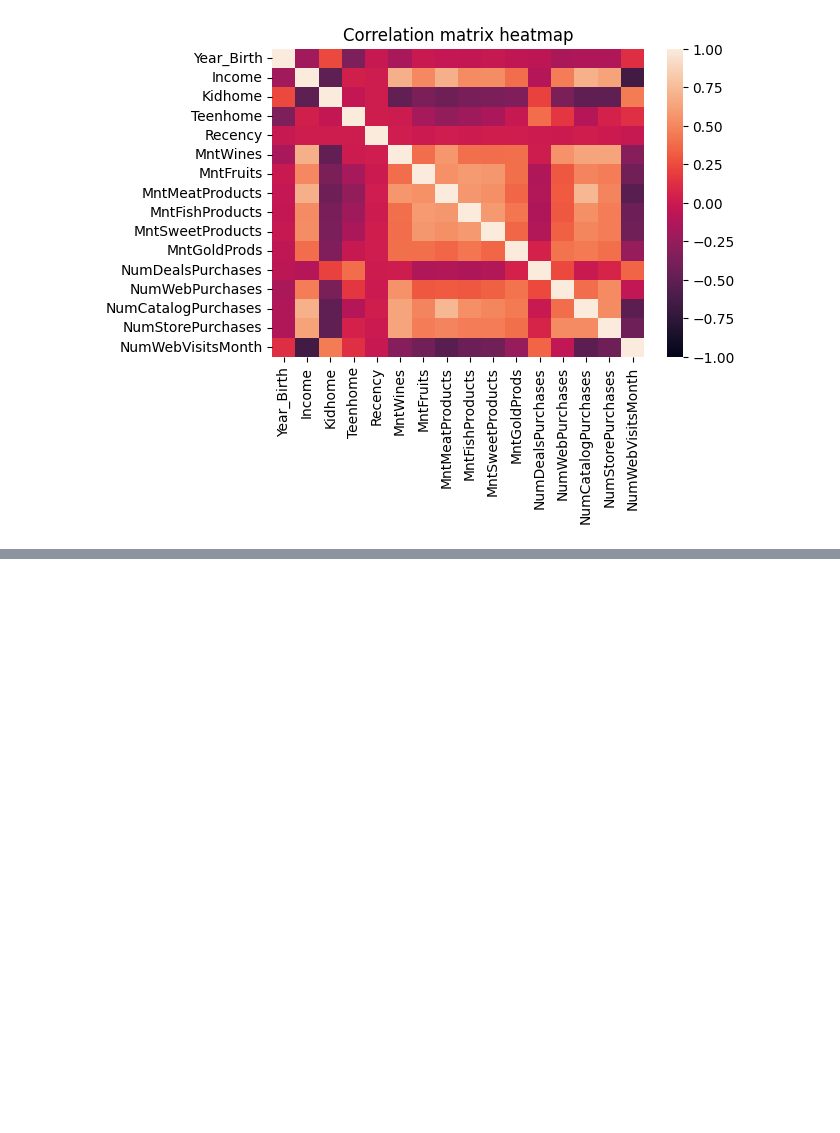
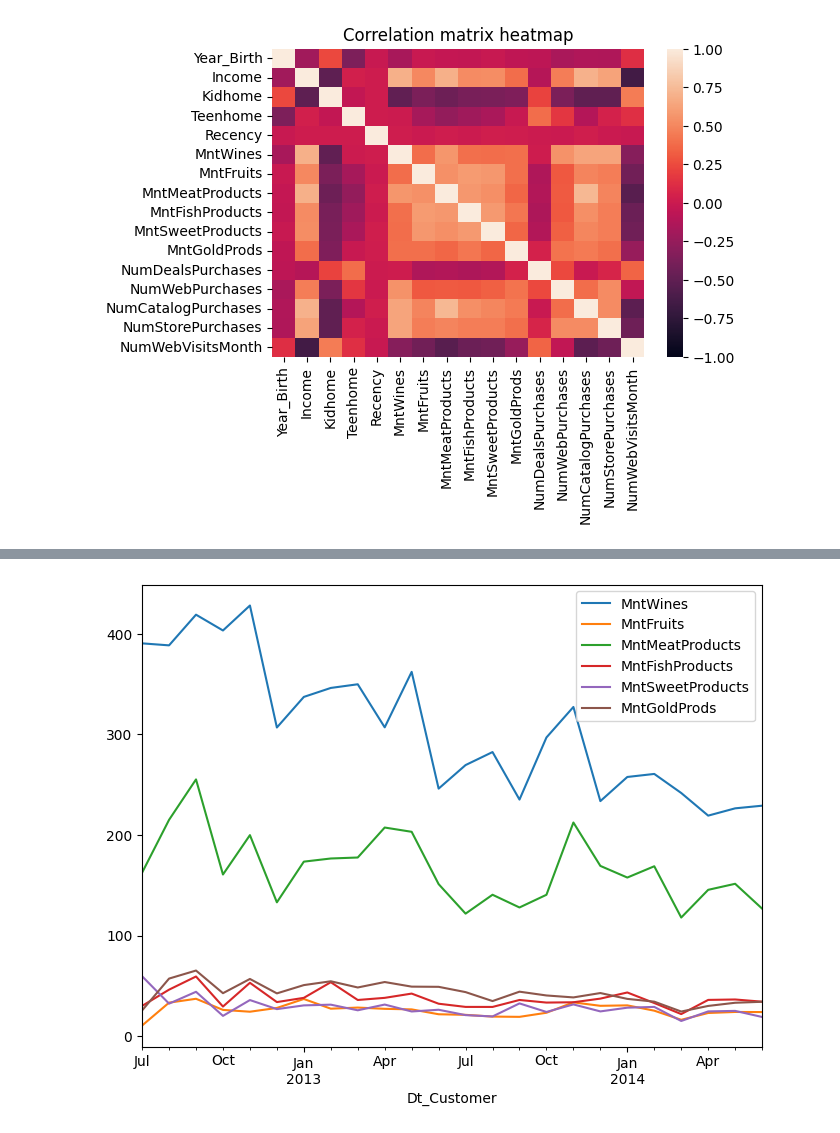
Before and after one commit to itsvaibhav30/Marketing_campaign_analysis, a Jupyter notebook: marketing_campaign_analysis.ipynb, the cells around one changed output, grey strips where cells are left out. Saved outputs shown, nothing was run; the diff lists cells and outputs as text; code cells hidden in the pictures; blank space fills up the shorter version.

```diff
--- a/marketing_campaign_analysis.ipynb
+++ b/marketing_campaign_analysis.ipynb
@@ -392,0 +409,8 @@ plt.show()
+# %%
+mnt=df.loc[:,df.columns.str.contains("Mnt")].columns
+df_spent=df[["Dt_Customer"]+list(mnt)]
+df_group=df_spent.groupby(pd.Grouper(key="Dt_Customer", freq="M")).mean()
+df_group.plot(figsize=(8,6))
+plt.show()
+# %% [output]
+[figure, added]
```
Also changed, not shown: parts of 17 cells of this notebook.
